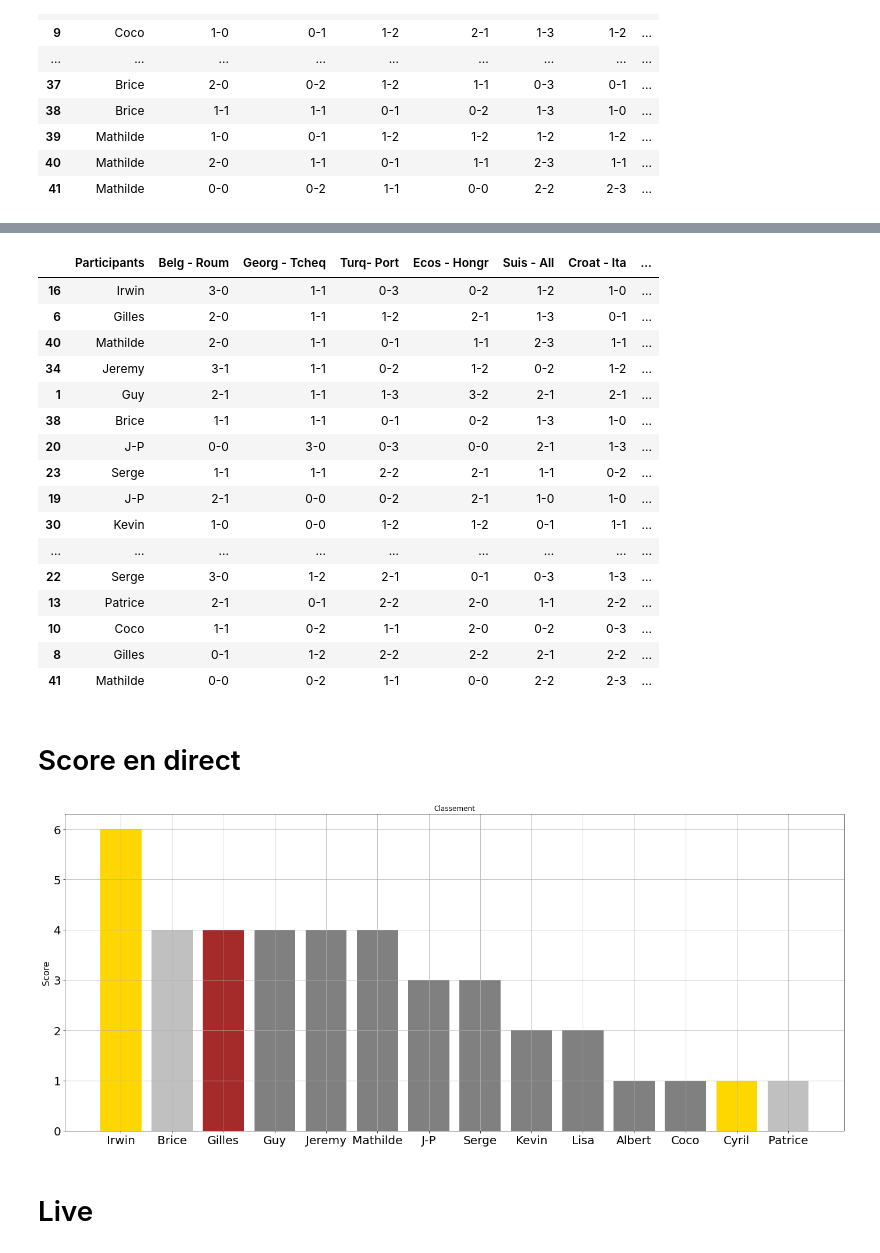
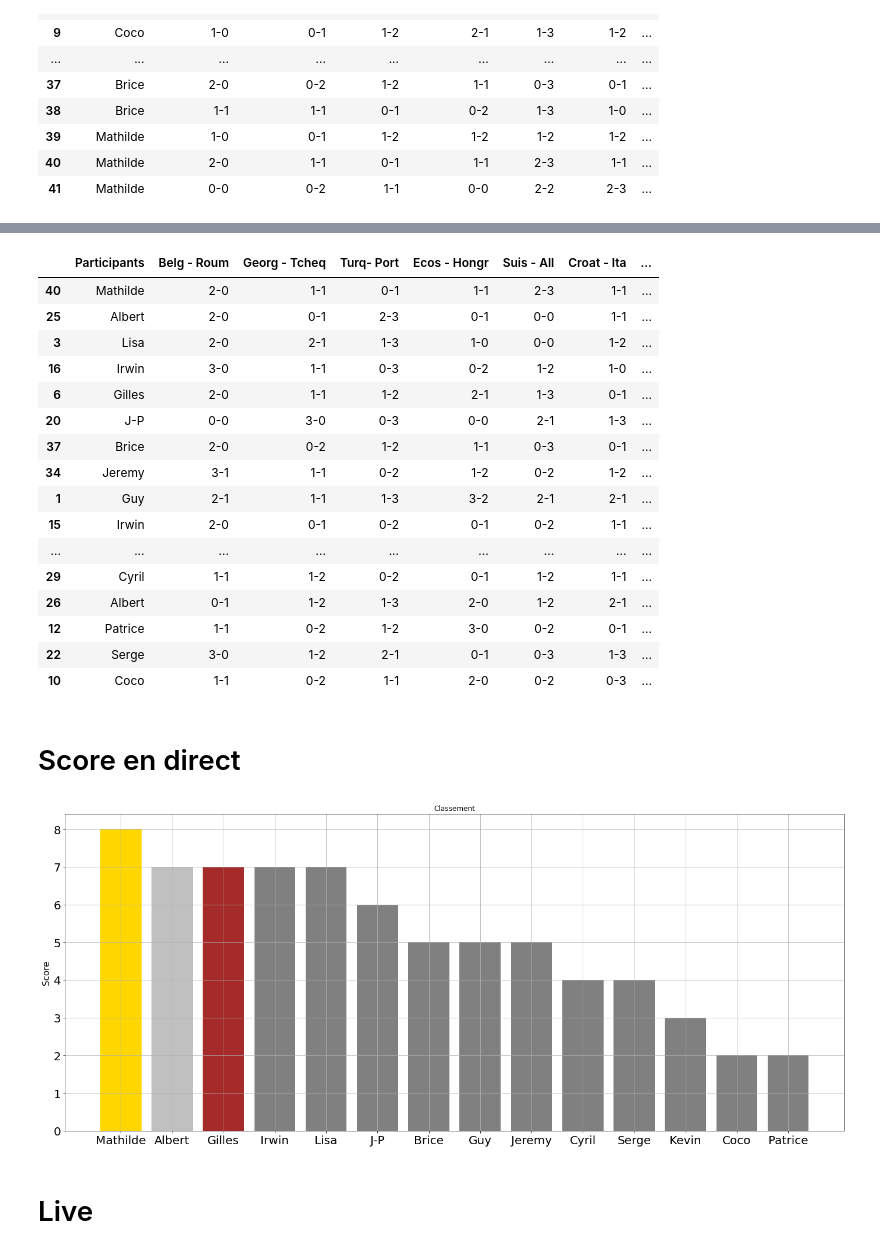
Before and after one commit to coraliegrobel/Classement, a Jupyter notebook: test2.ipynb, the cells around one changed output, grey strips where cells are left out. Cells and saved outputs as stored; diff of their text form; code cells hidden in the pictures.

Commit message:
Update classement plot

```diff
--- a/test2.ipynb
+++ b/test2.ipynb
@@ -42,6 +42,9 @@ for match in all_match:
 # %%
 df["Georg - Tcheq score_final"] = "1-1"
 df["Turq- Port score_final"] = "0-3"
+df["Belg - Roum score_final"] = "2-0"
+df["Ecos - Hongr score_final"] = "0-0"
+df["Suis - All score_final"] = "0-0"
 # %%
 for match in all_match:
     s = match + " points"
@@ -107,41 +110,41 @@ test
 df[affichage].sort_values("total_score", ascending = False)
 # %% [output]
 |  | Participants | Belg - Roum | Georg - Tcheq | Turq- Port | Ecos - Hongr | Suis - All | Croat - Ita | ... |
+| 40 | Mathilde | 2-0 | 1-1 | 0-1 | 1-1 | 2-3 | 1-1 | ... |
+| 25 | Albert | 2-0 | 0-1 | 2-3 | 0-1 | 0-0 | 1-1 | ... |
+| 3 | Lisa | 2-0 | 2-1 | 1-3 | 1-0 | 0-0 | 1-2 | ... |
 | 16 | Irwin | 3-0 | 1-1 | 0-3 | 0-2 | 1-2 | 1-0 | ... |
 | 6 | Gilles | 2-0 | 1-1 | 1-2 | 2-1 | 1-3 | 0-1 | ... |
-| 40 | Mathilde | 2-0 | 1-1 | 0-1 | 1-1 | 2-3 | 1-1 | ... |
+| 20 | J-P | 0-0 | 3-0 | 0-3 | 0-0 | 2-1 | 1-3 | ... |
+| 37 | Brice | 2-0 | 0-2 | 1-2 | 1-1 | 0-3 | 0-1 | ... |
 | 34 | Jeremy | 3-1 | 1-1 | 0-2 | 1-2 | 0-2 | 1-2 | ... |
 | 1 | Guy | 2-1 | 1-1 | 1-3 | 3-2 | 2-1 | 2-1 | ... |
-| 38 | Brice | 1-1 | 1-1 | 0-1 | 0-2 | 1-3 | 1-0 | ... |
-| 20 | J-P | 0-0 | 3-0 | 0-3 | 0-0 | 2-1 | 1-3 | ... |
-| 23 | Serge | 1-1 | 1-1 | 2-2 | 2-1 | 1-1 | 0-2 | ... |
-| 19 | J-P | 2-1 | 0-0 | 0-2 | 2-1 | 1-0 | 1-0 | ... |
-| 30 | Kevin | 1-0 | 0-0 | 1-2 | 1-2 | 0-1 | 1-1 | ... |
+| 15 | Irwin | 2-0 | 0-1 | 0-2 | 0-1 | 0-2 | 1-1 | ... |
 | ... | ... | ... | ... | ... | ... | ... | ... | ... |
+| 29 | Cyril | 1-1 | 1-2 | 0-2 | 0-1 | 1-2 | 1-1 | ... |
+| 26 | Albert | 0-1 | 1-2 | 1-3 | 2-0 | 1-2 | 2-1 | ... |
+| 12 | Patrice | 1-1 | 0-2 | 1-2 | 3-0 | 0-2 | 0-1 | ... |
 | 22 | Serge | 3-0 | 1-2 | 2-1 | 0-1 | 0-3 | 1-3 | ... |
-| 13 | Patrice | 2-1 | 0-1 | 2-2 | 2-0 | 1-1 | 2-2 | ... |
 | 10 | Coco | 1-1 | 0-2 | 1-1 | 2-0 | 0-2 | 0-3 | ... |
-| 8 | Gilles | 0-1 | 1-2 | 2-2 | 2-2 | 2-1 | 2-2 | ... |
-| 41 | Mathilde | 0-0 | 0-2 | 1-1 | 0-0 | 2-2 | 2-3 | ... |
 # %% [markdown]
 # Score en direct
 # %%
 test.reset_index(inplace = True)
 # %%
 plt.figure(figsize=(24, 10))
-plt.bar(test["Participants"],test["total_score"], color=['gold', 'silver', 'brown', "grey","grey","grey","grey","grey","grey","grey","grey","grey"])
+plt.bar(test["Participants"],test["total_score"], color=['gold', 'silver', 'brown', "grey","grey","grey","grey","grey","grey","grey","grey","grey","grey","grey"])
 
 plt.ylabel('Score',fontsize=15)
 plt.title('Classement')
 plt.xticks(fontsize = 20)
 plt.yticks(fontsize = 20)
 plt.grid(True)
 plt.savefig('classement.png')
 plt.show()
 
 plt.close()
 # %% [output]
-[figure, old version]
+[figure, new version]
 # %% [markdown]
 # Live
 # %%
```
Also changed, not shown: parts of 4 cells of this notebook, 3 other files.
